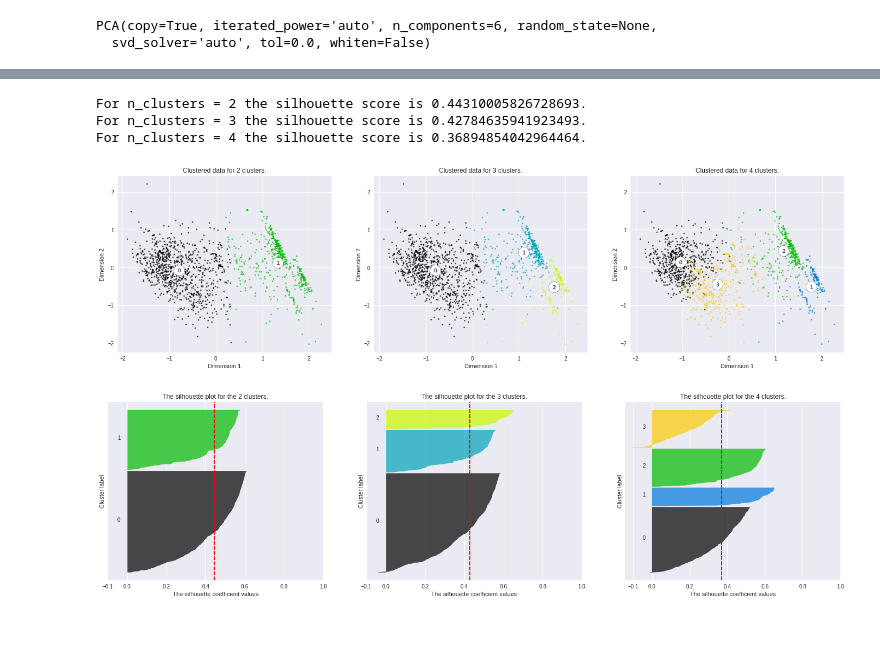
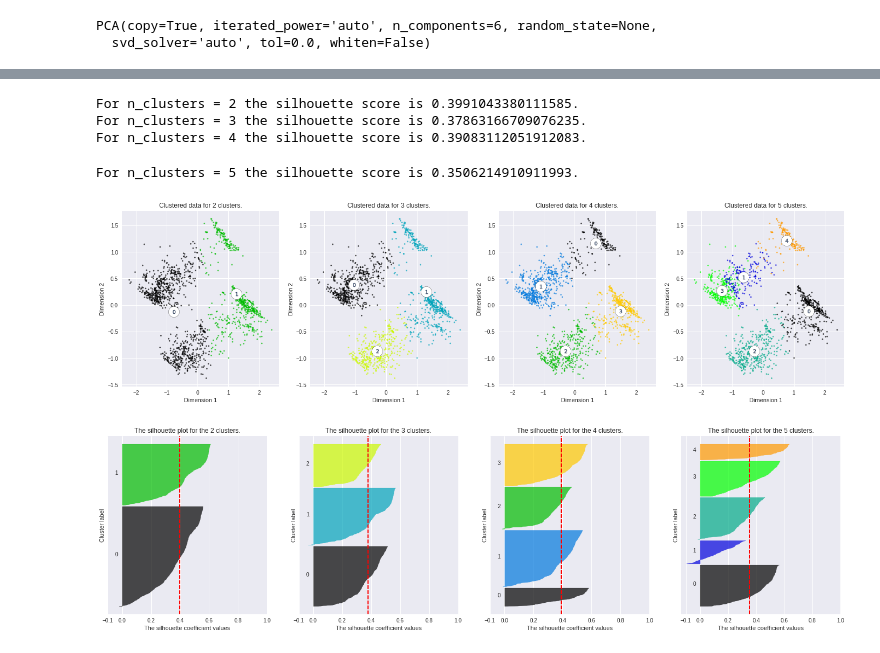
Before and after one commit to rudysenstad/CSX_450_2_Final_Exam, a Jupyter notebook: ipyndb/04-PCA-and-Cluster.ipynb, the cells around one changed output, grey strips where cells are left out. Drawn from its saved outputs; the diff is of its cells as text; code cells hidden in the pictures.

Commit message:
Update data transformation order

```diff
--- a/ipyndb/04-PCA-and-Cluster.ipynb
+++ b/ipyndb/04-PCA-and-Cluster.ipynb
@@ -23,8 +14,8 @@ Index(['LotFrontage', 'LotArea', 'YearBuilt', 'YearRemodAdd', 'MasVnrArea',
 # %%
-features = ['GrLivArea','FirstFlrSF','ExterQual_TA',
-            'YearBuilt','FullBath_1','YearRemodAdd',
+features = ['FireplaceQu_None','FirstFlrSF','ExterQual_TA',
+            'Fireplaces_0','FullBath_1','YearRemodAdd',
             'KitchenQual_TA','Foundation_PConc',
-            'GarageCars_3','ExterQual_Gd']
+            'GarageCars_3','ExterQual_Gd','SalePrice']
 # %%
 whos DataFrame
 # %% [output]
@@ -39,6 +33,6 @@ sale_df              DataFrame            Id  MoSold  YrSol<...>\n[1460 rows x 6
 zoning_df            DataFrame            Id  MSSubClass MS<...>n[1460 rows x 15 columns]
 # %%
 from sklearn.decomposition import PCA
-pca = PCA(20)
-pca.fit(housing_gelman_df)
+pca = PCA()
+pca.fit(housing_one_hot_df)
 # %% [output]
@@ -52,6 +46,6 @@ plt.plot(pca.explained_variance_ratio_)
 # %%
 pca = PCA(6)
-pca.fit(housing_gelman_df[features])
+pca.fit(housing_one_hot_df[features])
 # %% [output]
 PCA(copy=True, iterated_power='auto', n_components=6, random_state=None,
   svd_solver='auto', tol=0.0, whiten=False)
@@ -66,14 +66,15 @@ This first principal component describes the most common type of home in Ames, I
 # %%
 dims_6 = ['Dimension 1', 'Dimension 2', 'Dimension 3', 'Dimension 4', 'Dimension 5', 'Dimension 6']
-gelman_pca_df = pd.DataFrame(pca.transform(housing_gelman_df[features]))
+gelman_pca_df = pd.DataFrame(pca.transform(housing_one_hot_df[features]))
 gelman_pca_df.columns = dims_6
 
-gelman_pca_clusters = vs.Clusters(gelman_pca_df, [2,3,4])
+gelman_pca_clusters = vs.Clusters(gelman_pca_df, [2,3,4,5])
 gelman_pca_clusters.cluster_plots()
 gelman_pca_clusters.silhouette_plots()
 # %% [output]
-For n_clusters = 2 the silhouette score is 0.44310005826728693.
-For n_clusters = 3 the silhouette score is 0.42784635941923493.
-For n_clusters = 4 the silhouette score is 0.36894854042964464.
+For n_clusters = 2 the silhouette score is 0.3991043380111585.
+For n_clusters = 3 the silhouette score is 0.37863166709076235.
+For n_clusters = 4 the silhouette score is 0.39083112051912083.
+For n_clusters = 5 the silhouette score is 0.3506214910911993.
-[figure, old version]
+[figure, new version]
-[figure, old version]
+[figure, new version]
```
Also changed, not shown: parts of 7 cells of this notebook, 3 other files.
